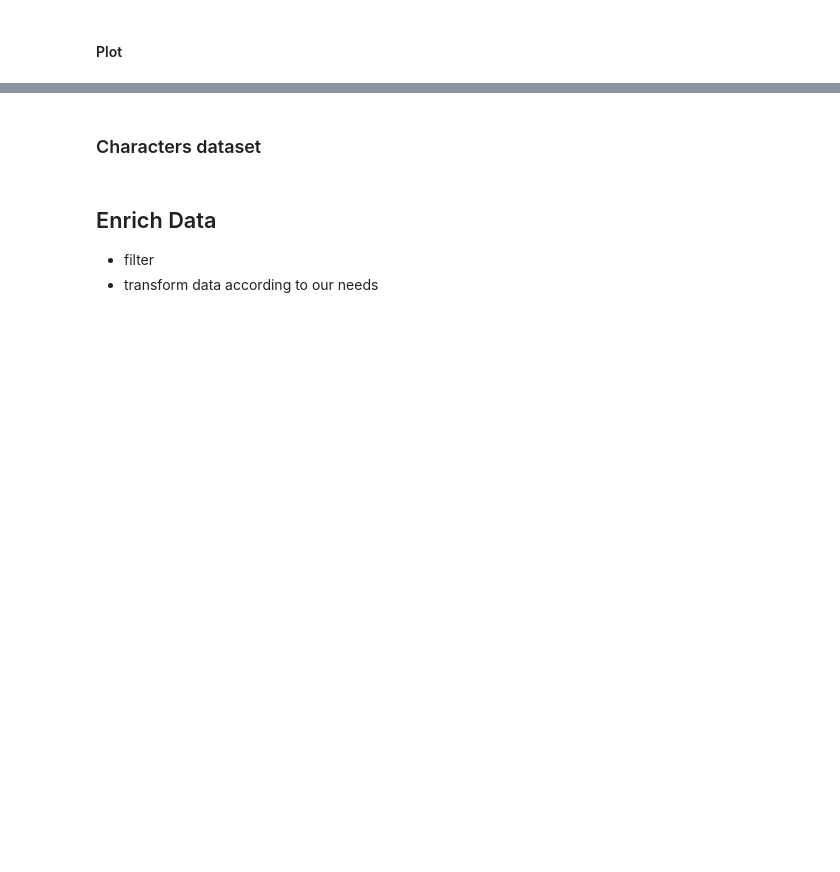
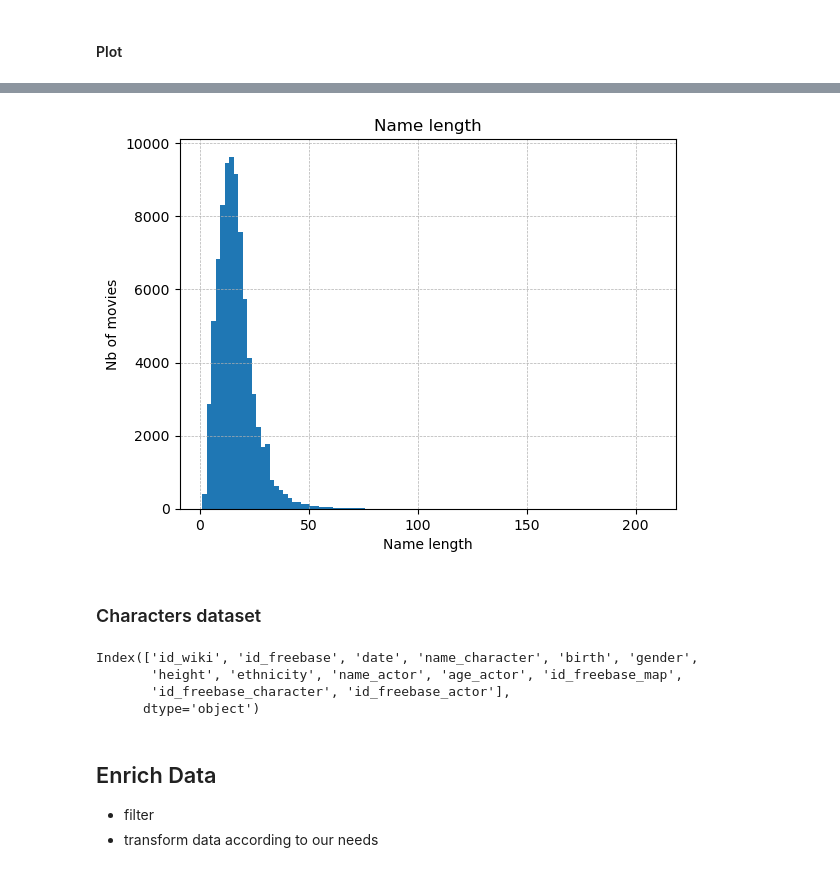
Before and after one commit to epfl-ada/ada-2023-project-thewestbobers, a Jupyter notebook: notebook.ipynb, the cells around one changed output, grey strips where cells are left out. Drawn from its saved outputs; the diff is of its cells as text; code cells hidden in the pictures; blank space fills up the shorter version.

```diff
--- a/notebook.ipynb
+++ b/notebook.ipynb
@@ -216,7 +268,23 @@ plt.show()
+# %%
+# Movies name length
+movies_namelen = process_name(movies_df)
+movies_namelen.hist(bins=100)
+plt.xlabel('Name length')
+plt.ylabel('Nb of movies')
+plt.title('Name length')
+plt.grid(linestyle='--', linewidth=0.5)
+# %% [output]
+[figure, added]
 # %% [markdown]
 ### Characters dataset
 # %%
 # Characters dataset features distributions
+characters_df.columns
+# %% [output]
+Index(['id_wiki', 'id_freebase', 'date', 'name_character', 'birth', 'gender',
+       'height', 'ethnicity', 'name_actor', 'age_actor', 'id_freebase_map',
+       'id_freebase_character', 'id_freebase_actor'],
+      dtype='object')
 # %% [markdown]
 ## Enrich Data
 - filter
```
Also changed, not shown: parts of 7 cells of this notebook.
